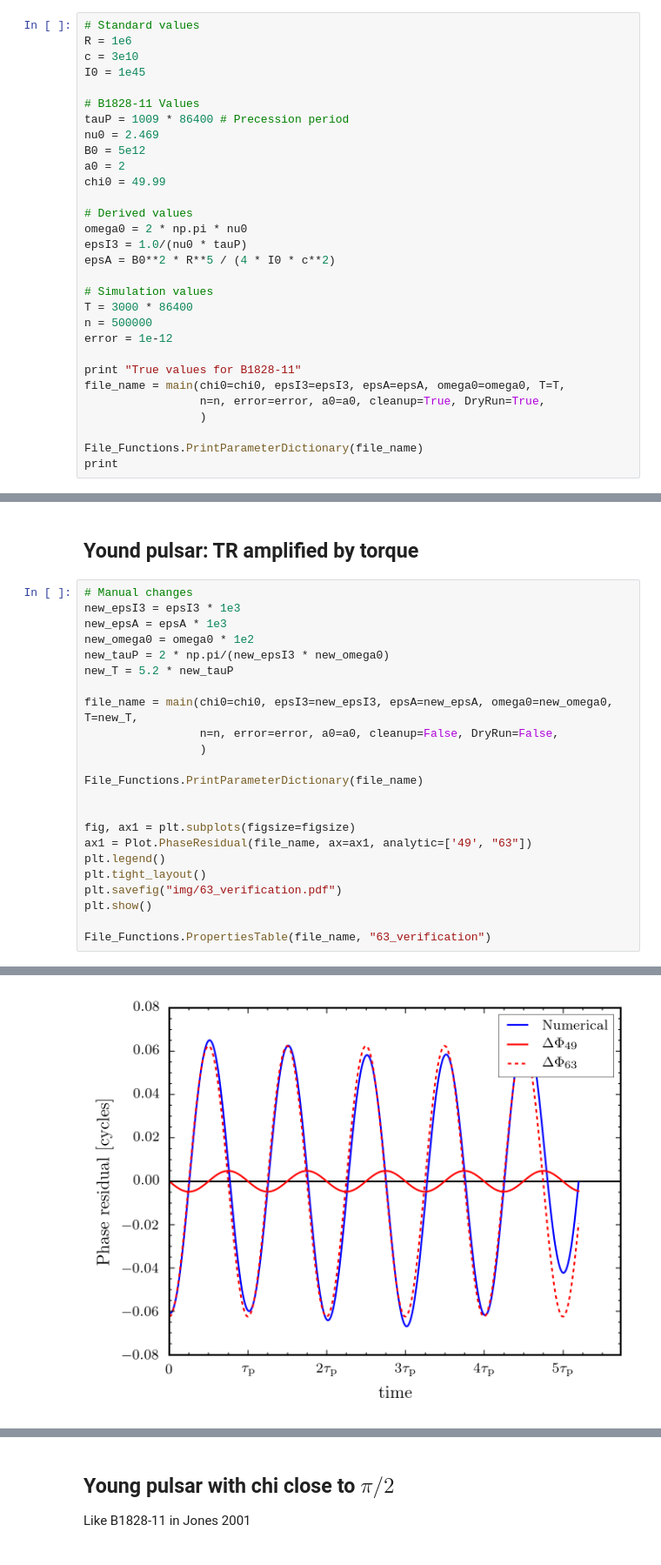
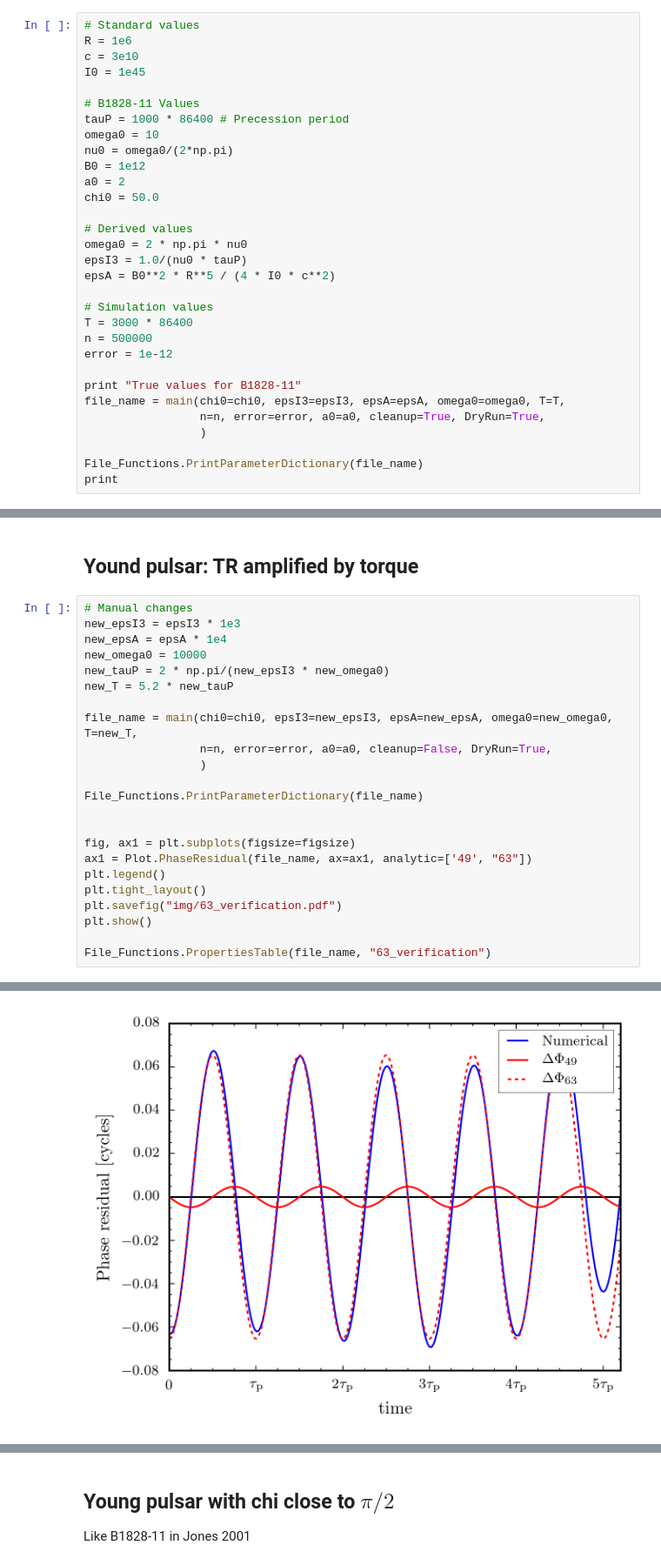
Before and after one commit to GregoryAshton/thesis, a Jupyter notebook: inertial_frame/Verification_TimingResidual.ipynb, the cells around one changed output, grey strips where cells are left out. Shown: that part at 87% size. Drawn from its saved outputs; the diff is of its cells as text.

```diff
--- a/inertial_frame/Verification_TimingResidual.ipynb
+++ b/inertial_frame/Verification_TimingResidual.ipynb
@@ -20,11 +20,12 @@ c = 3e10
 I0 = 1e45
 
 # B1828-11 Values
-tauP = 1009 * 86400 # Precession period
-nu0 = 2.469
-B0 = 5e12
+tauP = 1000 * 86400 # Precession period
+omega0 = 10
+nu0 = omega0/(2*np.pi)
+B0 = 1e12
 a0 = 2
-chi0 = 49.99
+chi0 = 50.0
 
 # Derived values
 omega0 = 2 * np.pi * nu0
@@ -113,13 +114,13 @@ BETA FUNCTION IS USED
 # %%
 # Manual changes
 new_epsI3 = epsI3 * 1e3
-new_epsA = epsA * 1e3
-new_omega0 = omega0 * 1e2
+new_epsA = epsA * 1e4
+new_omega0 = 10000
 new_tauP = 2 * np.pi/(new_epsI3 * new_omega0)
 new_T = 5.2 * new_tauP
 
 file_name = main(chi0=chi0, epsI3=new_epsI3, epsA=new_epsA, omega0=new_omega0, T=new_T,
-                 n=n, error=error, a0=a0, cleanup=False, DryRun=False,
+                 n=n, error=error, a0=a0, cleanup=False, DryRun=True,
                  )
 
 File_Functions.PrintParameterDictionary(file_name)
@@ -149,9 +150,9 @@ T : 4.5300000000e+03
 ... (24 lines left out)
 BETA FUNCTION IS USED
 BETA FUNCTION IS USED
 BETA FUNCTION IS USED
 BETA FUNCTION IS USED
-[figure, old version]
+[figure, new version]
 BETA FUNCTION IS USED
 BETA FUNCTION IS USED
 # %% [markdown]
```
Also changed, not shown: parts of 3 cells of this notebook, 14 other files.
